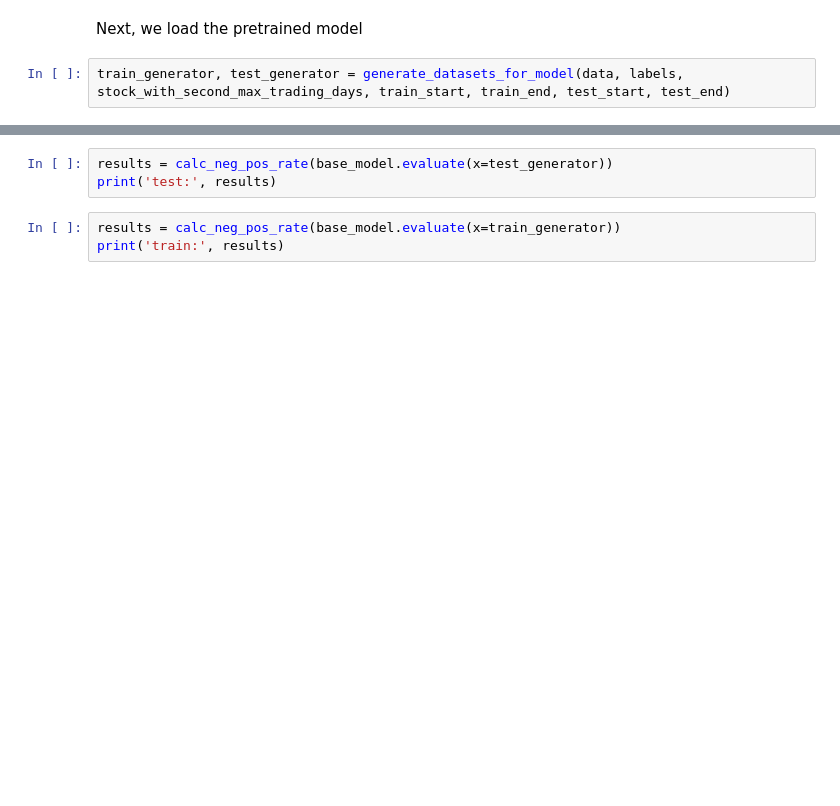
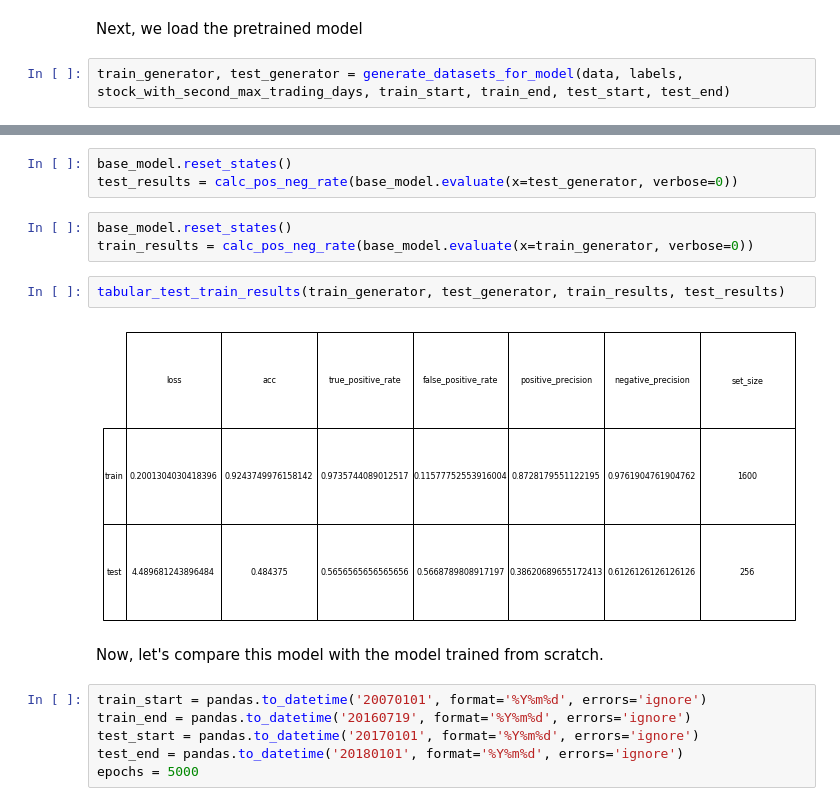
Before and after one commit to Ayazdani1997/stock-feature-prediction-final-pro, a Jupyter notebook: Phase1_OCHLV.ipynb, the cells around one changed output, grey strips where cells are left out. Drawn from its saved outputs; the diff is of its cells as text; blank space fills up the shorter version.

```diff
--- a/Phase1_OCHLV.ipynb
+++ b/Phase1_OCHLV.ipynb
@@ -877,6 +932,18 @@ plt.show()
-# %%
-results = calc_neg_pos_rate(base_model.evaluate(x=test_generator))
-print('test:', results)
-# %%
-results = calc_neg_pos_rate(base_model.evaluate(x=train_generator))
-print('train:', results)
+# %%
+base_model.reset_states()
+test_results = calc_pos_neg_rate(base_model.evaluate(x=test_generator, verbose=0))
+# %%
+base_model.reset_states()
+train_results = calc_pos_neg_rate(base_model.evaluate(x=train_generator, verbose=0))
+# %%
+tabular_test_train_results(train_generator, test_generator, train_results, test_results)
+# %% [output]
+[figure, added]
+# %% [markdown]
+Now, let's compare this model with the model trained from scratch.
+# %%
+train_start = pandas.to_datetime('20070101', format='%Y%m%d', errors='ignore')
+train_end = pandas.to_datetime('20160719', format='%Y%m%d', errors='ignore')
+test_start = pandas.to_datetime('20170101', format='%Y%m%d', errors='ignore')
+test_end = pandas.to_datetime('20180101', format='%Y%m%d', errors='ignore')
+epochs = 5000
```
Also changed, not shown: parts of 31 cells of this notebook.
